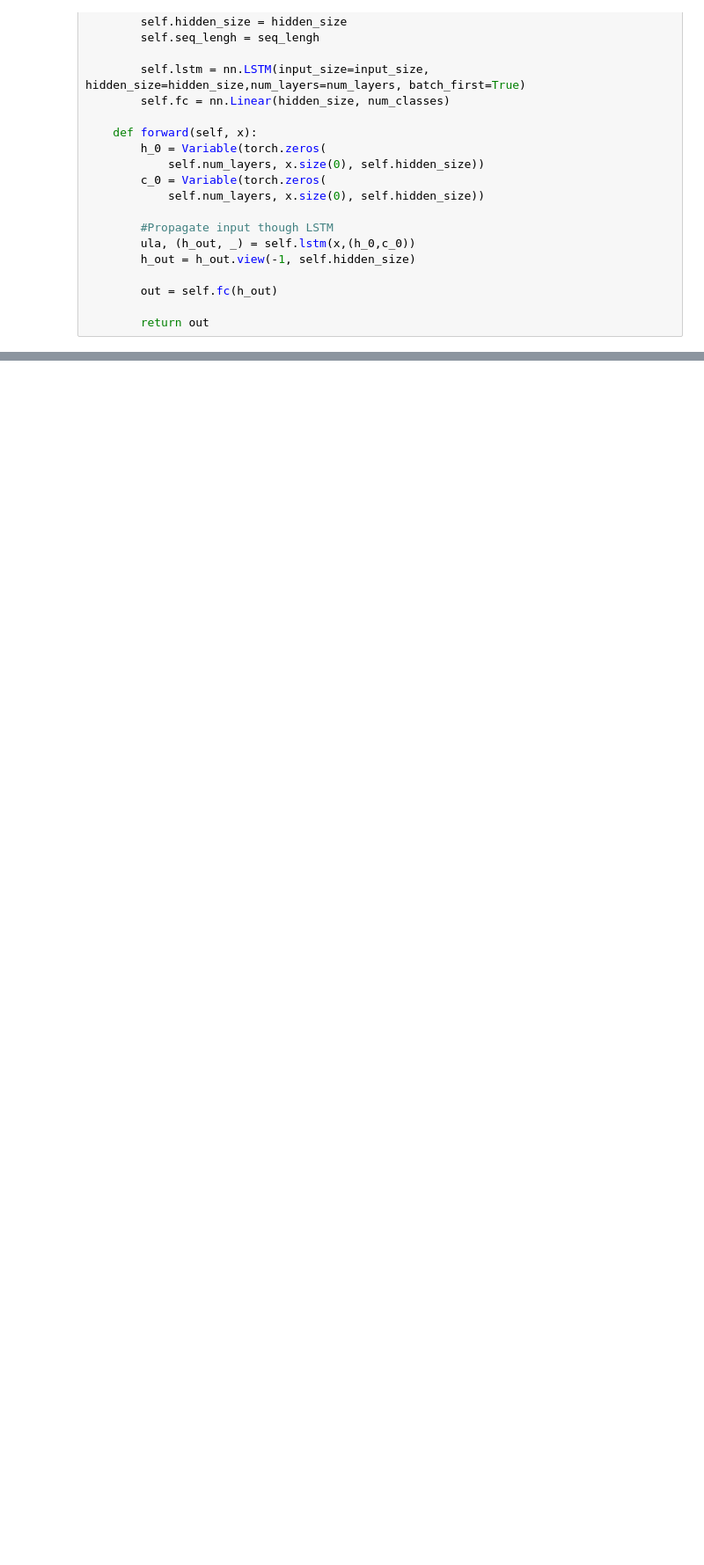
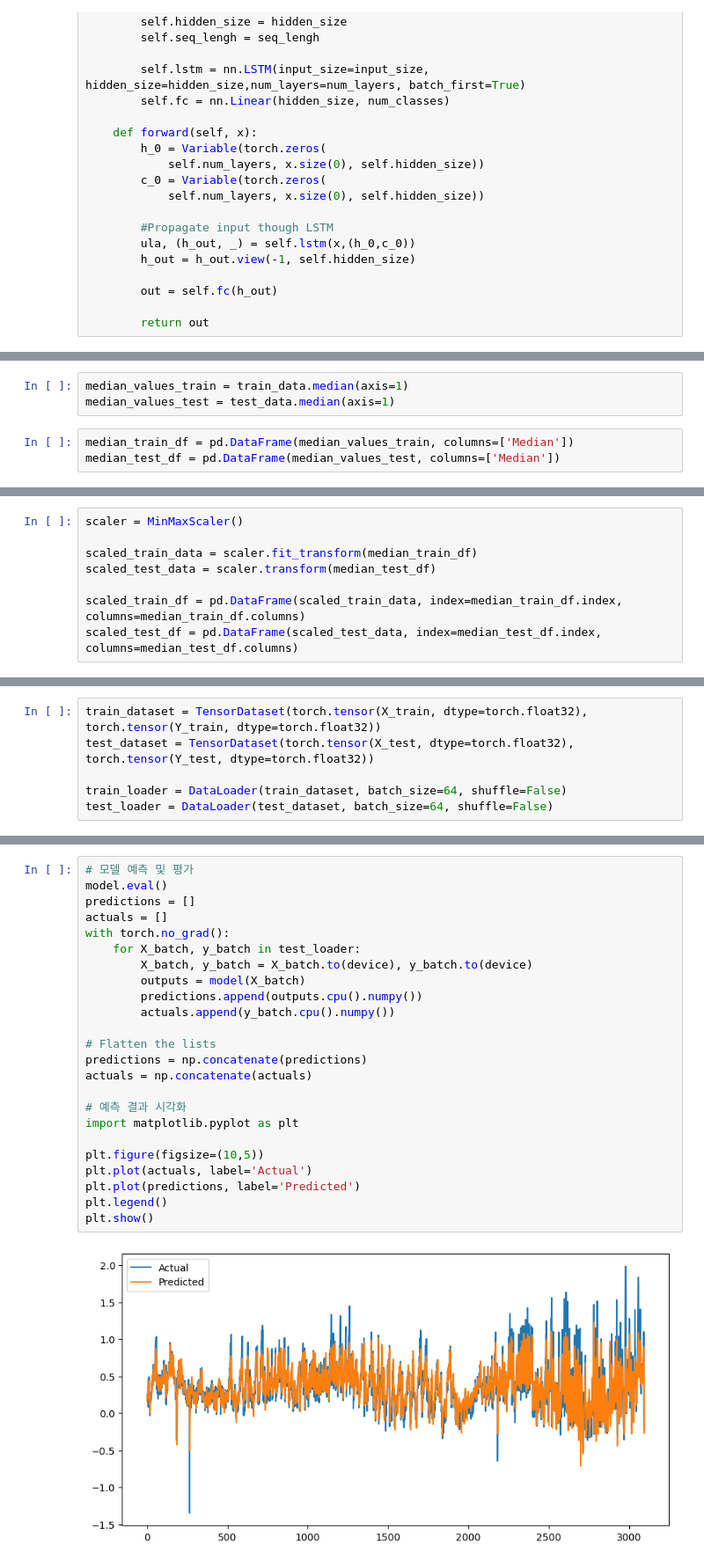
Before and after one commit to naturallvv/deep-learning-programing-project, a Jupyter notebook: LSTM.ipynb, the cells around one changed output, grey strips where cells are left out. Shown: that part at 88% size. Cells and saved outputs as stored; diff of their text form; blank space fills up the shorter version.

Commit message:
Modified LSTM.ipynb Add One_colums_test.ipynb

```diff
--- a/LSTM.ipynb
+++ b/LSTM.ipynb
@@ -38,0 +70,6 @@ class LSTM(nn.Module):
+# %%
+median_values_train = train_data.median(axis=1)
+median_values_test = test_data.median(axis=1)
+# %%
+median_train_df = pd.DataFrame(median_values_train, columns=['Median'])
+median_test_df = pd.DataFrame(median_values_test, columns=['Median'])
@@ -38,0 +112,8 @@ class LSTM(nn.Module):
+# %%
+scaler = MinMaxScaler()
+
+scaled_train_data = scaler.fit_transform(median_train_df)
+scaled_test_data = scaler.transform(median_test_df)
+
+scaled_train_df = pd.DataFrame(scaled_train_data, index=median_train_df.index, columns=median_train_df.columns)
+scaled_test_df = pd.DataFrame(scaled_test_data, index=median_test_df.index, columns=median_test_df.columns)
@@ -38,0 +171,6 @@ class LSTM(nn.Module):
+# %%
+train_dataset = TensorDataset(torch.tensor(X_train, dtype=torch.float32), torch.tensor(Y_train, dtype=torch.float32))
+test_dataset = TensorDataset(torch.tensor(X_test, dtype=torch.float32), torch.tensor(Y_test, dtype=torch.float32))
+
+train_loader = DataLoader(train_dataset, batch_size=64, shuffle=False)
+test_loader = DataLoader(test_dataset, batch_size=64, shuffle=False)
@@ -38,0 +222,26 @@ class LSTM(nn.Module):
+# %%
+# 모델 예측 및 평가
+model.eval()
+predictions = []
+actuals = []
+with torch.no_grad():
+    for X_batch, y_batch in test_loader:
+        X_batch, y_batch = X_batch.to(device), y_batch.to(device)
+        outputs = model(X_batch)
+        predictions.append(outputs.cpu().numpy())
+        actuals.append(y_batch.cpu().numpy())
+
+# Flatten the lists
+predictions = np.concatenate(predictions)
+actuals = np.concatenate(actuals)
+
+# 예측 결과 시각화
+import matplotlib.pyplot as plt
+
+plt.figure(figsize=(10,5))
+plt.plot(actuals, label='Actual')
+plt.plot(predictions, label='Predicted')
+plt.legend()
+plt.show()
+# %% [output]
+[figure, added]
```
Also changed, not shown: parts of 9 cells of this notebook, 1 other file.
